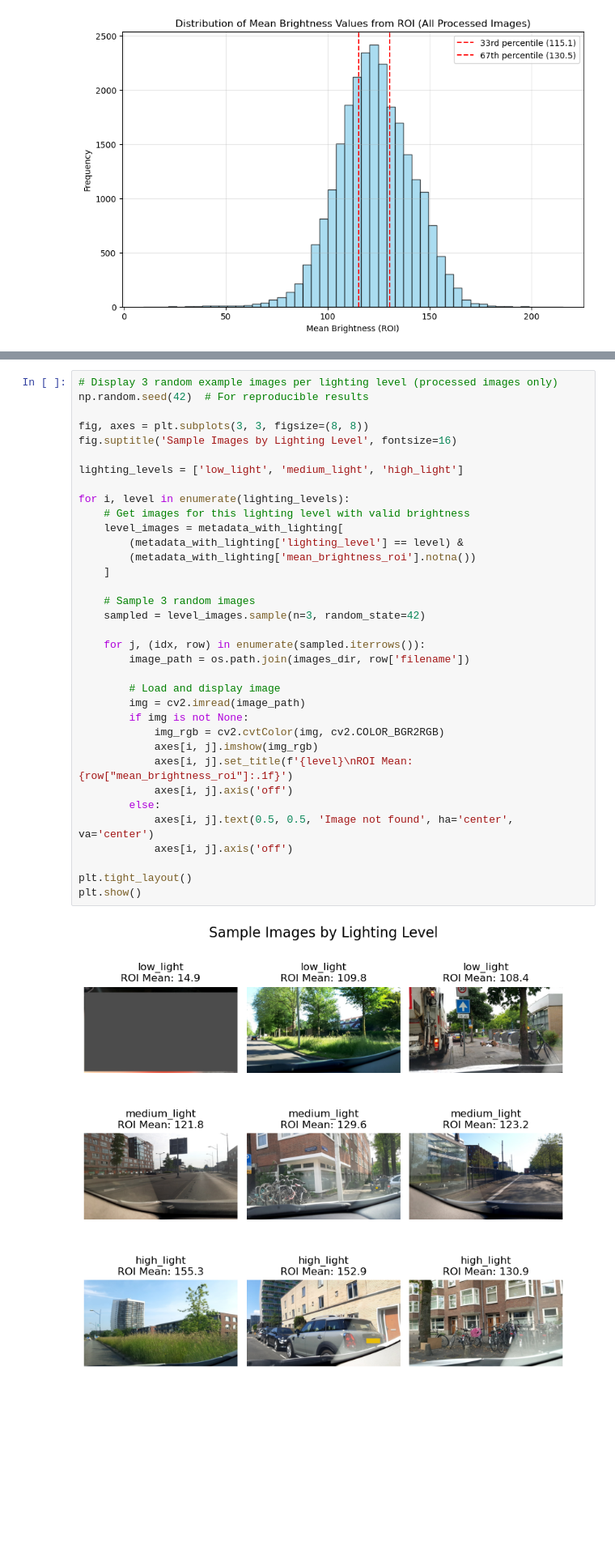
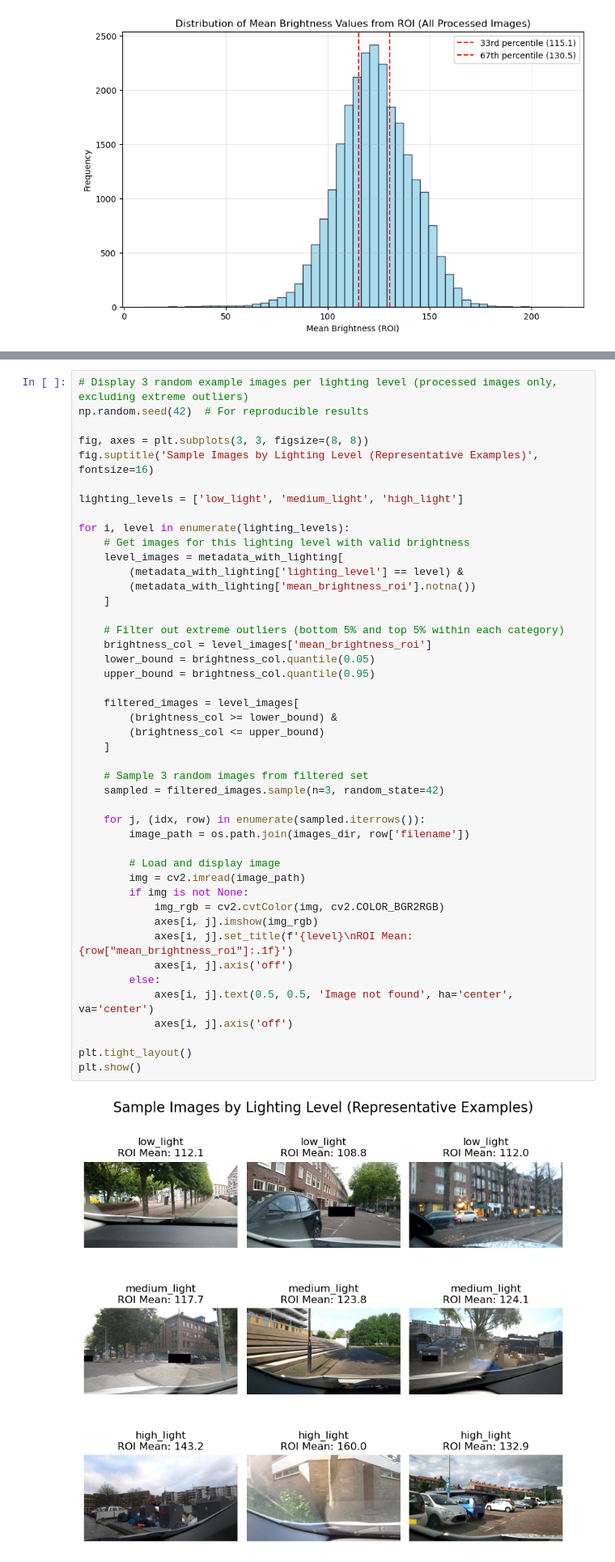
Before and after one commit to Daniel5452/Lighting-Variation-Impact-on-Urban-Garbage-Detection, a Jupyter notebook: GIGO_lighting_variation.ipynb, the cells around one changed output, grey strips where cells are left out. Shown at 81% size. Cells and saved outputs as stored; diff of their text form; blank space fills up the shorter version.

```diff
--- a/GIGO_lighting_variation.ipynb
+++ b/GIGO_lighting_variation.ipynb
@@ -329,39 +329,49 @@ high_light      8250
 Name: count, dtype: int64
 [figure]
 # %%
-# Display 3 random example images per lighting level (processed images only)
+# Display 3 random example images per lighting level (processed images only, excluding extreme outliers)
 np.random.seed(42)  # For reproducible results
 
 fig, axes = plt.subplots(3, 3, figsize=(8, 8))
-fig.suptitle('Sample Images by Lighting Level', fontsize=16)
+fig.suptitle('Sample Images by Lighting Level (Representative Examples)', fontsize=16)
 
 lighting_levels = ['low_light', 'medium_light', 'high_light']
 
 for i, level in enumerate(lighting_levels):
     # Get images for this lighting level with valid brightness
     level_images = metadata_with_lighting[
         (metadata_with_lighting['lighting_level'] == level) &
         (metadata_with_lighting['mean_brightness_roi'].notna())
     ]
 
-    # Sample 3 random images
-    sampled = level_images.sample(n=3, random_state=42)
+    # Filter out extreme outliers (bottom 5% and top 5% within each category)
+    brightness_col = level_images['mean_brightness_roi']
+    lower_bound = brightness_col.quantile(0.05)
+    upper_bound = brightness_col.quantile(0.95)
+
+    filtered_images = level_images[
+        (brightness_col >= lower_bound) &
+        (brightness_col <= upper_bound)
+    ]
+
+    # Sample 3 random images from filtered set
+    sampled = filtered_images.sample(n=3, random_state=42)
 
     for j, (idx, row) in enumerate(sampled.iterrows()):
         image_path = os.path.join(images_dir, row['filename'])
 
         # Load and display image
         img = cv2.imread(image_path)
         if img is not None:
             img_rgb = cv2.cvtColor(img, cv2.COLOR_BGR2RGB)
             axes[i, j].imshow(img_rgb)
             axes[i, j].set_title(f'{level}\nROI Mean: {row["mean_brightness_roi"]:.1f}')
             axes[i, j].axis('off')
         else:
             axes[i, j].text(0.5, 0.5, 'Image not found', ha='center', va='center')
             axes[i, j].axis('off')
 
 plt.tight_layout()
 plt.show()
 # %% [output]
-[figure, old version]
+[figure, new version]
```
Also changed, not shown: parts of 6 cells of this notebook, 4 other files.
